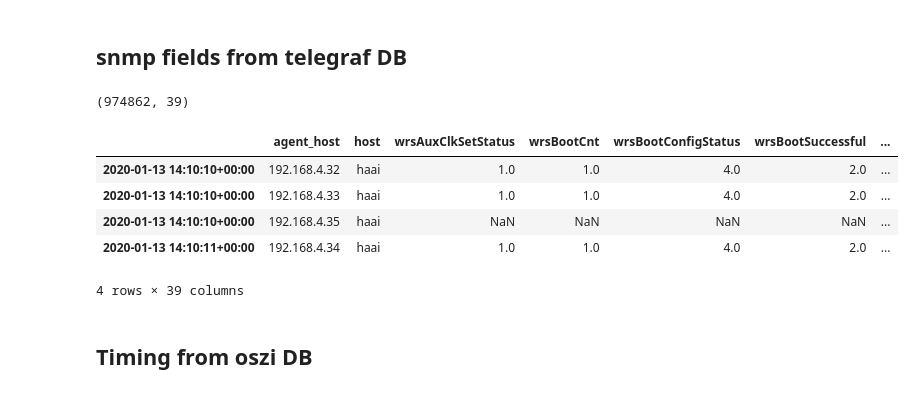
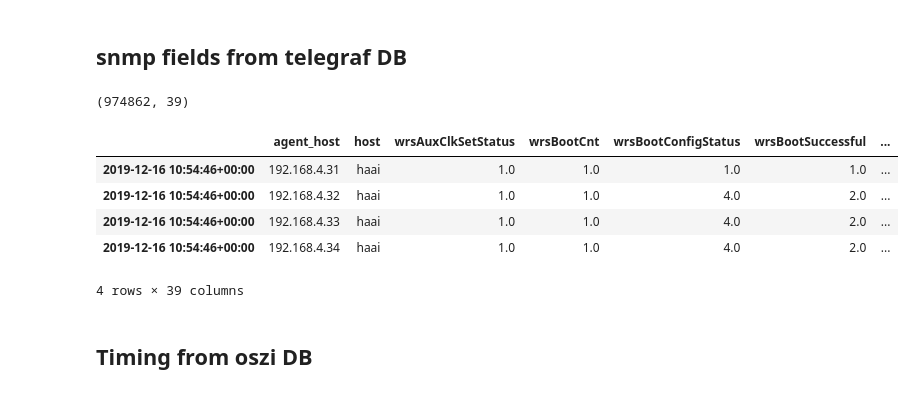
Before and after one commit to prokoph/White-Rabbit-Monitoring, a Jupyter notebook: scripts/plot_temperature_dependence.ipynb, the cells around one changed output. Drawn from its saved outputs; the diff is of its cells as text; code cells hidden in the pictures.

```diff
--- a/scripts/plot_temperature_dependence.ipynb
+++ b/scripts/plot_temperature_dependence.ipynb
@@ -52,14 +52,15 @@ rtt4 = rtt4[np.isfinite(rtt4['wrsPtpRTT'])]
 # %%
 snmp = pd.read_csv("/home/prokoph/CTA/ArrayClockSystem/WRS/MonitoringWRSS/snmp_Jan13.csv",index_col=0, parse_dates=True)
 print(snmp.shape)
-snmp.tail(4)
+#snmp.tail(4)
+snmp.head(4)
 # %% [output]
 (974862, 39)
 |  | agent_host | host | wrsAuxClkSetStatus | wrsBootCnt | wrsBootConfigStatus | wrsBootSuccessful | ... |
-| 2020-01-13 14:10:10+00:00 | 192.168.4.32 | haai | 1.0 | 1.0 | 4.0 | 2.0 | ... |
-| 2020-01-13 14:10:10+00:00 | 192.168.4.33 | haai | 1.0 | 1.0 | 4.0 | 2.0 | ... |
-| 2020-01-13 14:10:10+00:00 | 192.168.4.35 | haai | NaN | NaN | NaN | NaN | ... |
-| 2020-01-13 14:10:11+00:00 | 192.168.4.34 | haai | 1.0 | 1.0 | 4.0 | 2.0 | ... |
+| 2019-12-16 10:54:46+00:00 | 192.168.4.31 | haai | 1.0 | 1.0 | 1.0 | 1.0 | ... |
+| 2019-12-16 10:54:46+00:00 | 192.168.4.32 | haai | 1.0 | 1.0 | 4.0 | 2.0 | ... |
+| 2019-12-16 10:54:46+00:00 | 192.168.4.33 | haai | 1.0 | 1.0 | 4.0 | 2.0 | ... |
+| 2019-12-16 10:54:46+00:00 | 192.168.4.34 | haai | 1.0 | 1.0 | 4.0 | 2.0 | ... |
 4 rows × 39 columns
 # %%
 wrs1_snmp = snmp['agent_host'].map(lambda x: x == '192.168.4.31')
```
Also changed, not shown: parts of 5 cells of this notebook.
